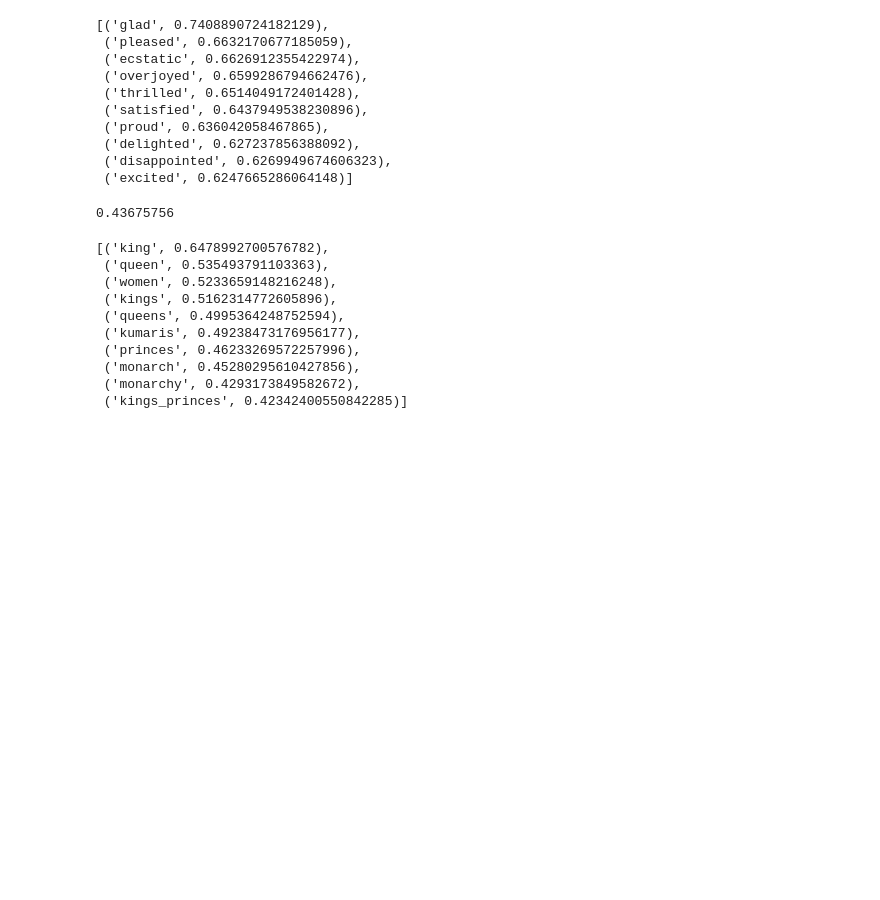
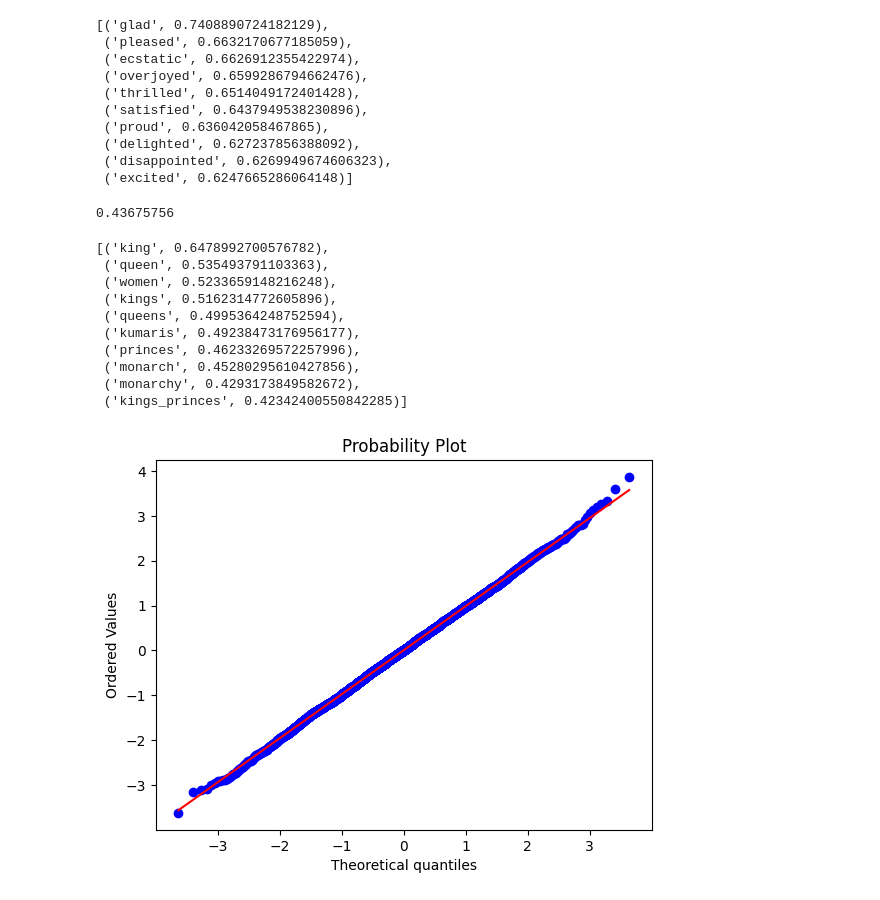
Before and after one commit to InsaneJSK/LearnInPublic, a Jupyter notebook: Python/cool-python-stuff/nltk-nlp/nlp-tools.ipynb, the cells around one changed output. Saved outputs shown, nothing was run; the diff lists cells and outputs as text; code cells hidden in the pictures; blank space fills up the shorter version.

```diff
--- a/Python/cool-python-stuff/nltk-nlp/nlp-tools.ipynb
+++ b/Python/cool-python-stuff/nltk-nlp/nlp-tools.ipynb
@@ -362,3 +360,14 @@ wv.most_similar([vec])
  ('monarch', 0.45280295610427856),
  ('monarchy', 0.4293173849582672),
  ('kings_princes', 0.42342400550842285)]
+# %%
+## Q-Q plots
+import scipy.stats as stats
+import matplotlib.pyplot as plt
+import numpy as np
+
+data = np.random.randn(5000)
+stats.probplot(data, dist="norm", plot=plt)
+plt.show()
+# %% [output]
+[figure, added]
```
Also changed, not shown: parts of 14 cells of this notebook, 4 other files.
